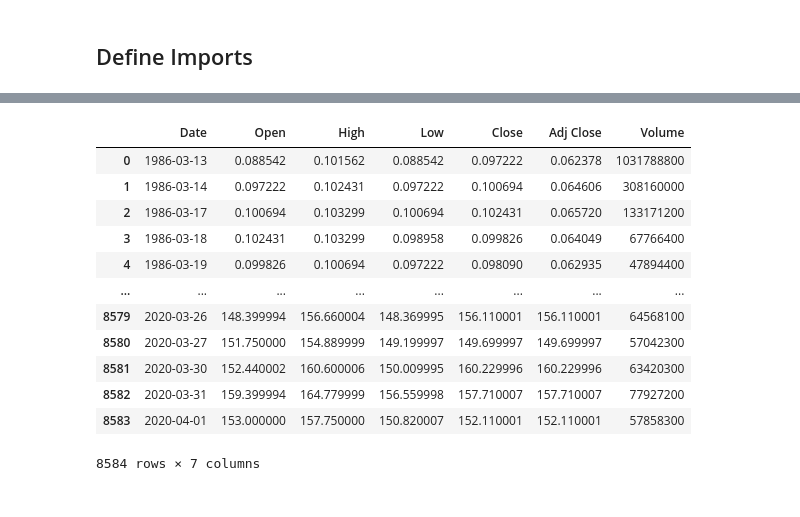
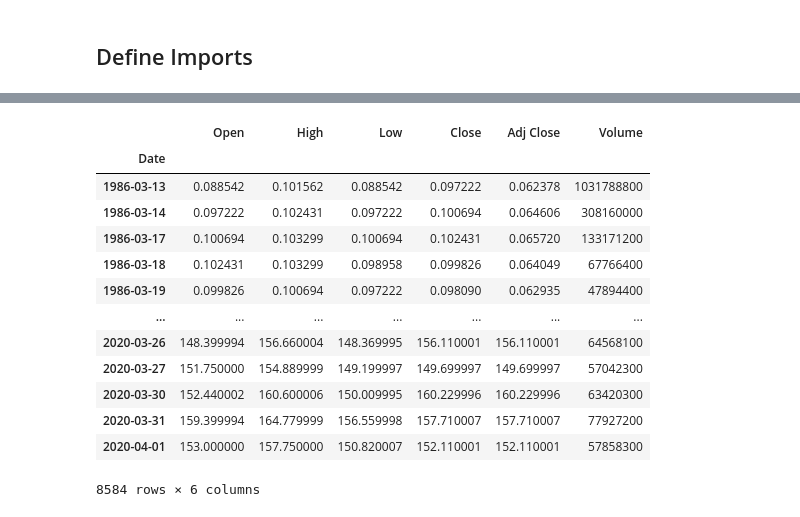
Before and after one commit to Anomaly1702/Ass3_Rnn, a Jupyter notebook: ASS3_RNN.ipynb, the cells around one changed output, grey strips where cells are left out. Cells and saved outputs as stored; diff of their text form; code cells hidden in the pictures.

```diff
--- a/ASS3_RNN.ipynb
+++ b/ASS3_RNN.ipynb
@@ -20,6 +20,10 @@ sns.set_style('white', { 'axes.spines.right': False, 'axes.spines.top': False})
 # import matplotlib.pyplot as plt
 # import numpy as np
 # import pandas as pd
+#mounting drive
+from google.colab import drive
+drive.mount('/content/drive')
+data_dir = '/content/drive/MyDrive/Deep_Learning/MSFT.csv'
 import os
 os.environ["KMP_DUPLICATE_LIB_OK"]="TRUE"
 from sklearn.preprocessing import MinMaxScaler
@@ -68,19 +37,21 @@ hist
 # %%
-MSFT = pd.read_csv("MSFT.csv")
+MSFT = pd.read_csv(data_dir)
 # MSFT = MSFT.iloc[7000:,:]
-MSFT;
+MSFT
+MSFT = MSFT.set_index('Date')
 display(MSFT)
 # %% [output]
-|  | Date | Open | High | Low | Close | Adj Close | Volume |
-| 0 | 1986-03-13 | 0.088542 | 0.101562 | 0.088542 | 0.097222 | 0.062378 | 1031788800 |
-| 1 | 1986-03-14 | 0.097222 | 0.102431 | 0.097222 | 0.100694 | 0.064606 | 308160000 |
-| 2 | 1986-03-17 | 0.100694 | 0.103299 | 0.100694 | 0.102431 | 0.065720 | 133171200 |
-| 3 | 1986-03-18 | 0.102431 | 0.103299 | 0.098958 | 0.099826 | 0.064049 | 67766400 |
-| 4 | 1986-03-19 | 0.099826 | 0.100694 | 0.097222 | 0.098090 | 0.062935 | 47894400 |
-| ... | ... | ... | ... | ... | ... | ... | ... |
-| 8579 | 2020-03-26 | 148.399994 | 156.660004 | 148.369995 | 156.110001 | 156.110001 | 64568100 |
-| 8580 | 2020-03-27 | 151.750000 | 154.889999 | 149.199997 | 149.699997 | 149.699997 | 57042300 |
-| 8581 | 2020-03-30 | 152.440002 | 160.600006 | 150.009995 | 160.229996 | 160.229996 | 63420300 |
-| 8582 | 2020-03-31 | 159.399994 | 164.779999 | 156.559998 | 157.710007 | 157.710007 | 77927200 |
-| 8583 | 2020-04-01 | 153.000000 | 157.750000 | 150.820007 | 152.110001 | 152.110001 | 57858300 |
+|  | Open | High | Low | Close | Adj Close | Volume |
+| Date |  |  |  |  |  |  |
+| 1986-03-13 | 0.088542 | 0.101562 | 0.088542 | 0.097222 | 0.062378 | 1031788800 |
+| 1986-03-14 | 0.097222 | 0.102431 | 0.097222 | 0.100694 | 0.064606 | 308160000 |
+| 1986-03-17 | 0.100694 | 0.103299 | 0.100694 | 0.102431 | 0.065720 | 133171200 |
+| 1986-03-18 | 0.102431 | 0.103299 | 0.098958 | 0.099826 | 0.064049 | 67766400 |
+| 1986-03-19 | 0.099826 | 0.100694 | 0.097222 | 0.098090 | 0.062935 | 47894400 |
+| ... | ... | ... | ... | ... | ... | ... |
+| 2020-03-26 | 148.399994 | 156.660004 | 148.369995 | 156.110001 | 156.110001 | 64568100 |
+| 2020-03-27 | 151.750000 | 154.889999 | 149.199997 | 149.699997 | 149.699997 | 57042300 |
+| 2020-03-30 | 152.440002 | 160.600006 | 150.009995 | 160.229996 | 160.229996 | 63420300 |
+| 2020-03-31 | 159.399994 | 164.779999 | 156.559998 | 157.710007 | 157.710007 | 77927200 |
+| 2020-04-01 | 153.000000 | 157.750000 | 150.820007 | 152.110001 | 152.110001 | 57858300 |
-8584 rows × 7 columns
+8584 rows × 6 columns
```
Also changed, not shown: parts of 12 cells of this notebook.
